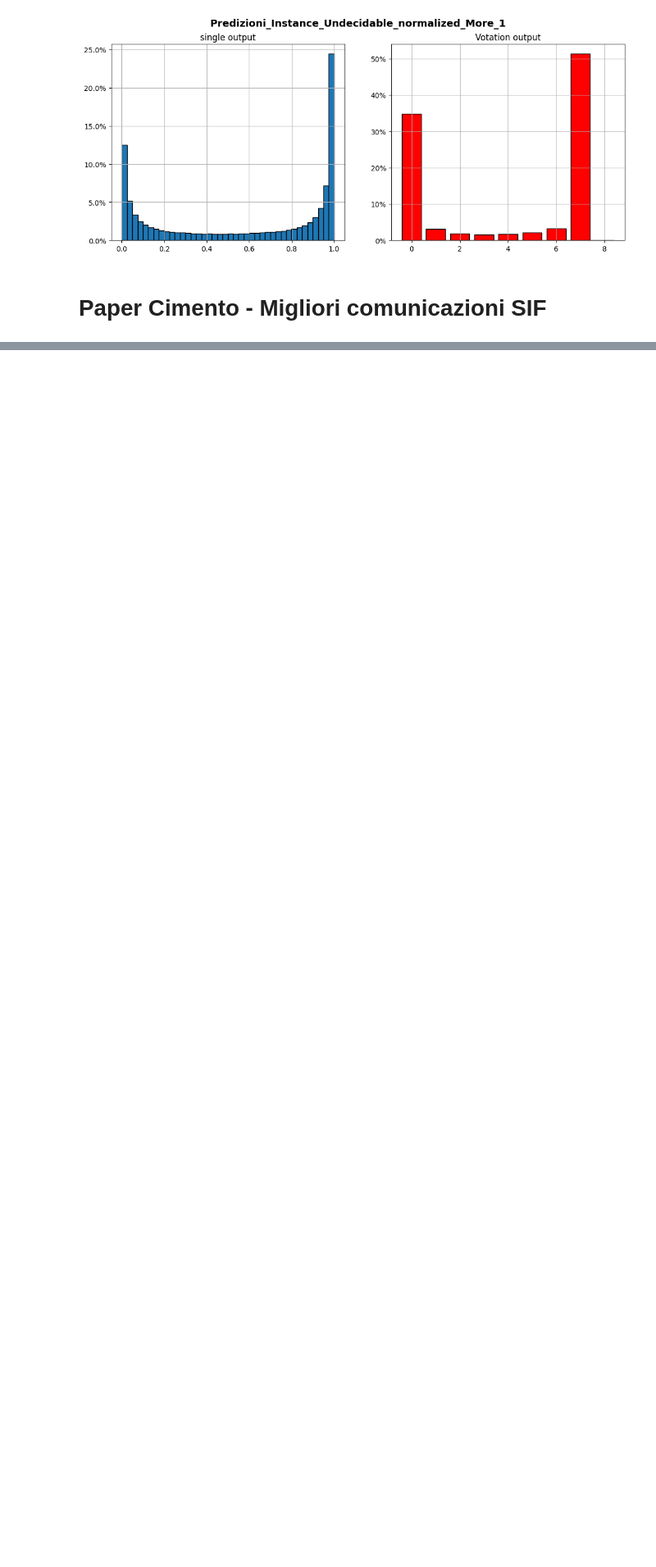
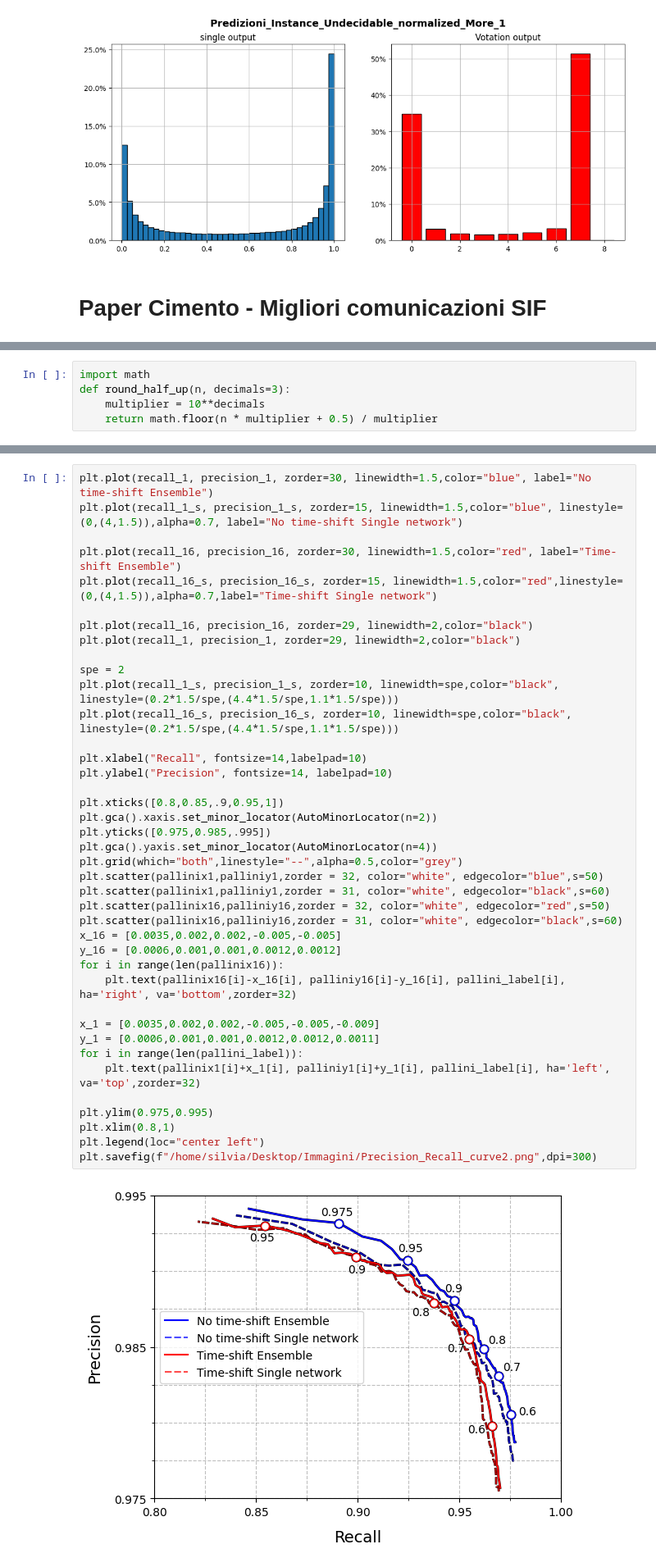
Before and after one commit to Nemenick/primoprogetto, a Jupyter notebook: Codici/_Predizioni_bag_plot.ipynb, the cells around one changed output, grey strips where cells are left out. Shown at 82% size. Saved outputs shown, nothing was run; the diff lists cells and outputs as text; blank space fills up the shorter version.

```diff
--- a/Codici/_Predizioni_bag_plot.ipynb
+++ b/Codici/_Predizioni_bag_plot.ipynb
@@ -752,0 +714,5 @@ Text(0.5, 0.98, 'Predizioni_Instance_Noise_randomseed_678902_More_16 ')
+# %%
+import math
+def round_half_up(n, decimals=3):
+    multiplier = 10**decimals
+    return math.floor(n * multiplier + 0.5) / multiplier
@@ -752,0 +817,42 @@ Text(0.5, 0.98, 'Predizioni_Instance_Noise_randomseed_678902_More_16 ')
+# %%
+plt.plot(recall_1, precision_1, zorder=30, linewidth=1.5,color="blue", label="No time-shift Ensemble")
+plt.plot(recall_1_s, precision_1_s, zorder=15, linewidth=1.5,color="blue", linestyle=(0,(4,1.5)),alpha=0.7, label="No time-shift Single network")
+
+plt.plot(recall_16, precision_16, zorder=30, linewidth=1.5,color="red", label="Time-shift Ensemble")
+plt.plot(recall_16_s, precision_16_s, zorder=15, linewidth=1.5,color="red",linestyle=(0,(4,1.5)),alpha=0.7,label="Time-shift Single network")
+
+plt.plot(recall_16, precision_16, zorder=29, linewidth=2,color="black")
+plt.plot(recall_1, precision_1, zorder=29, linewidth=2,color="black")
+
+spe = 2
+plt.plot(recall_1_s, precision_1_s, zorder=10, linewidth=spe,color="black", linestyle=(0.2*1.5/spe,(4.4*1.5/spe,1.1*1.5/spe)))
+plt.plot(recall_16_s, precision_16_s, zorder=10, linewidth=spe,color="black", linestyle=(0.2*1.5/spe,(4.4*1.5/spe,1.1*1.5/spe)))
+
+plt.xlabel("Recall", fontsize=14,labelpad=10)
+plt.ylabel("Precision", fontsize=14, labelpad=10)
+
+plt.xticks([0.8,0.85,.9,0.95,1])
+plt.gca().xaxis.set_minor_locator(AutoMinorLocator(n=2))
+plt.yticks([0.975,0.985,.995])
+plt.gca().yaxis.set_minor_locator(AutoMinorLocator(n=4))
+plt.grid(which="both",linestyle="--",alpha=0.5,color="grey")
+plt.scatter(pallinix1,palliniy1,zorder = 32, color="white", edgecolor="blue",s=50)
+plt.scatter(pallinix1,palliniy1,zorder = 31, color="white", edgecolor="black",s=60)
+plt.scatter(pallinix16,palliniy16,zorder = 32, color="white", edgecolor="red",s=50)
+plt.scatter(pallinix16,palliniy16,zorder = 31, color="white", edgecolor="black",s=60)
+x_16 = [0.0035,0.002,0.002,-0.005,-0.005]
+y_16 = [0.0006,0.001,0.001,0.0012,0.0012]
+for i in range(len(pallinix16)):
+    plt.text(pallinix16[i]-x_16[i], palliniy16[i]-y_16[i], pallini_label[i], ha='right', va='bottom',zorder=32)
+
+x_1 = [0.0035,0.002,0.002,-0.005,-0.005,-0.009]
+y_1 = [0.0006,0.001,0.001,0.0012,0.0012,0.0011]
+for i in range(len(pallini_label)):
+    plt.text(pallinix1[i]+x_1[i], palliniy1[i]+y_1[i], pallini_label[i], ha='left', va='top',zorder=32)
+
+plt.ylim(0.975,0.995)
+plt.xlim(0.8,1)
+plt.legend(loc="center left")
+plt.savefig(f"/home/silvia/Desktop/Immagini/Precision_Recall_curve2.png",dpi=300)
+# %% [output]
+[figure, added]
```
Also changed, not shown: parts of 9 cells of this notebook, 3 other files.
